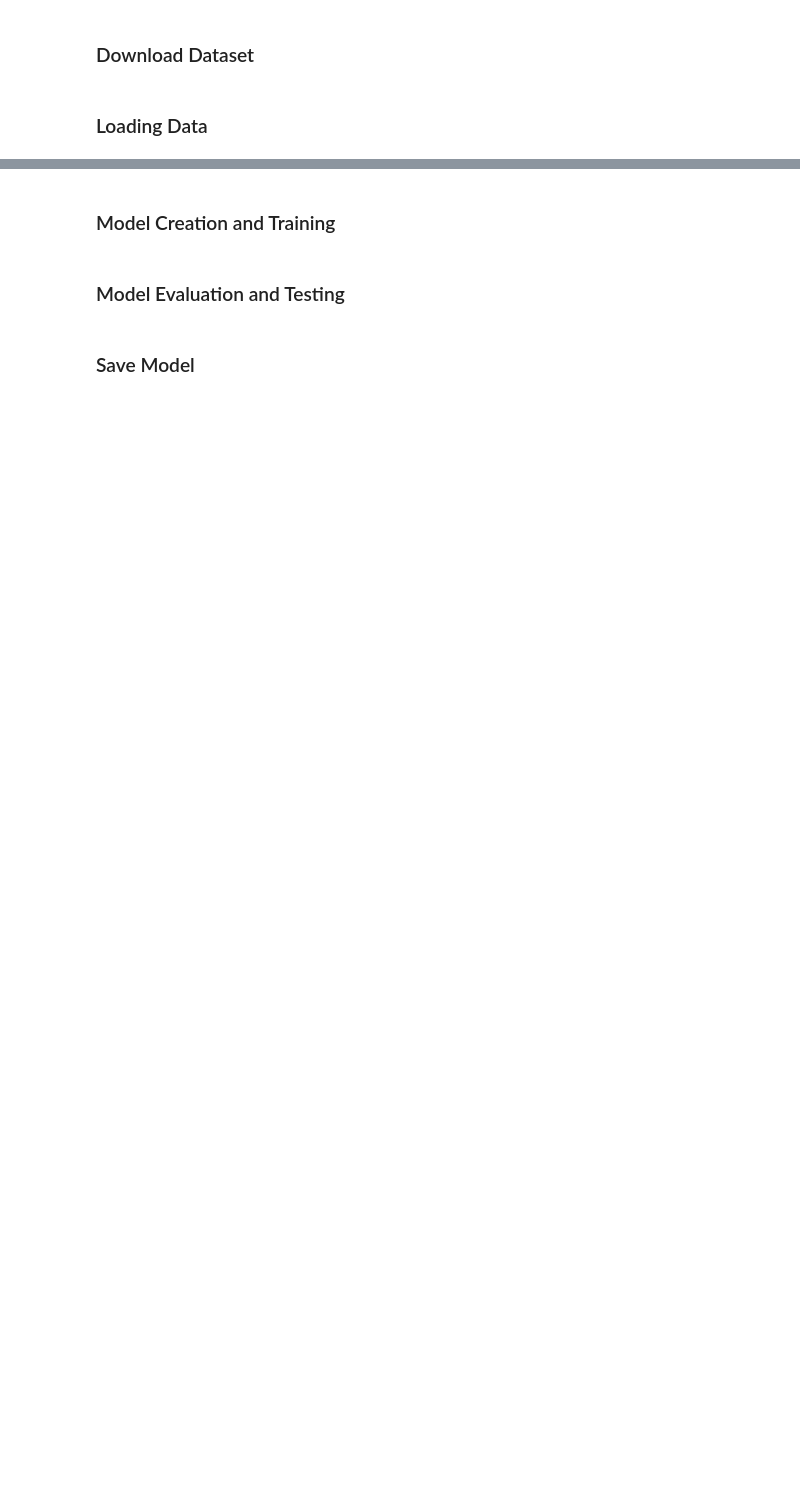
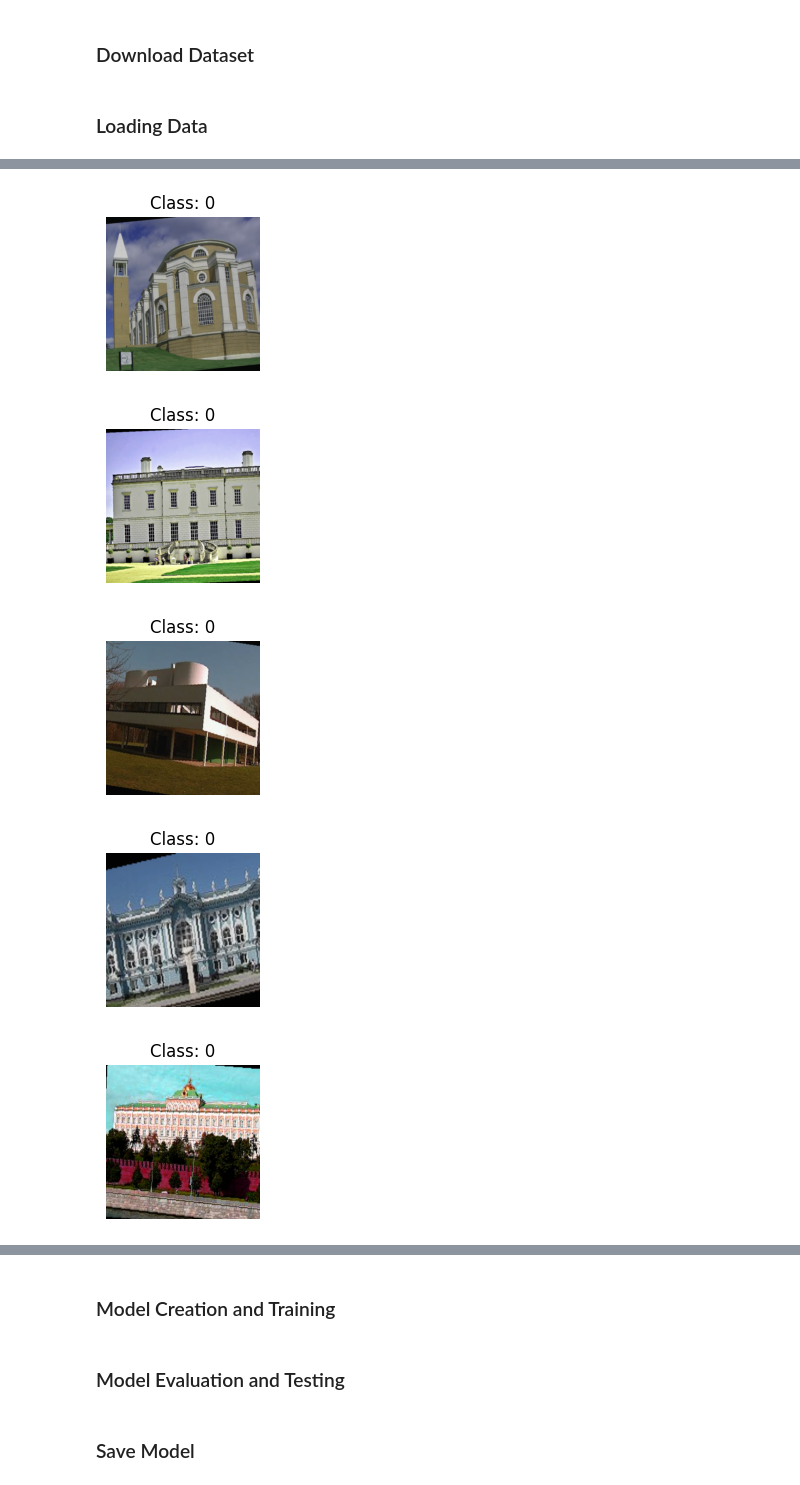
Before and after one commit to aalizelau/ArchiNet, a Jupyter notebook: notebooks/train_model.ipynb, the cells around one changed output, grey strips where cells are left out. Cells and saved outputs as stored; diff of their text form; code cells hidden in the pictures; blank space fills up the shorter version.

Commit message:
Add data augmentation

```diff
--- a/notebooks/train_model.ipynb
+++ b/notebooks/train_model.ipynb
@@ -53,0 +70,23 @@ print(f"Train size: {len(train_dataset)}, Validation size: {len(val_dataset)}, T
+# %%
+data_augmentation = transforms.Compose([
+    transforms.RandomHorizontalFlip(),
+    transforms.RandomRotation(10),
+    transforms.ColorJitter(brightness=0.2, contrast=0.2, saturation=0.2, hue=0.1),
+    transforms.RandomResizedCrop(384, scale=(0.8, 1.0)),
+    transforms.ToTensor(),
+    transforms.Normalize(mean=[0.485, 0.456, 0.406],
+                         std=[0.229, 0.224, 0.225])
+])
+test_val_transform = transforms.Compose([
+    transforms.Resize((384, 384)),
+    transforms.ToTensor(),
+    transforms.Normalize(mean=[0.485, 0.456, 0.406],
+                         std=[0.229, 0.224, 0.225])
+])
+full_dataset = datasets.ImageFolder('./architectural-styles-dataset')
+
+total_size = len(full_dataset)
+train_size = int(0.8 * total_size)
+val_size = int(0.1 * total_size)
+test_size = total_size - train_size - val_size
+train_set, val_set, test_set = random_split(full_dataset, [train_size, val_size, test_size])
@@ -53,0 +114,24 @@ print(f"Train size: {len(train_dataset)}, Validation size: {len(val_dataset)}, T
+# %%
+# Function to unnormalize and convert tensor to numpy image
+def imshow(img_tensor):
+    mean = np.array([0.485, 0.456, 0.406])
+    std = np.array([0.229, 0.224, 0.225])
+    img = img_tensor.numpy().transpose((1, 2, 0))  # CxHxW -> HxWxC
+    img = std * img + mean  # unnormalize
+    img = np.clip(img, 0, 1)
+    plt.imshow(img)
+    plt.axis('off')
+
+# Get 10 samples from the augmented training dataset
+for i in range(10):
+    img, label = train_set[i]  # train_set uses transform=augment+normalize
+    plt.figure(figsize=(2, 2))
+    imshow(img)
+    plt.title(f"Class: {label}")
+    plt.show()
+# %% [output]
+[figure, added]
+[figure, added]
+[figure, added]
+[figure, added]
+[figure, added]
```
Also changed, not shown: parts of 5 cells of this notebook.
